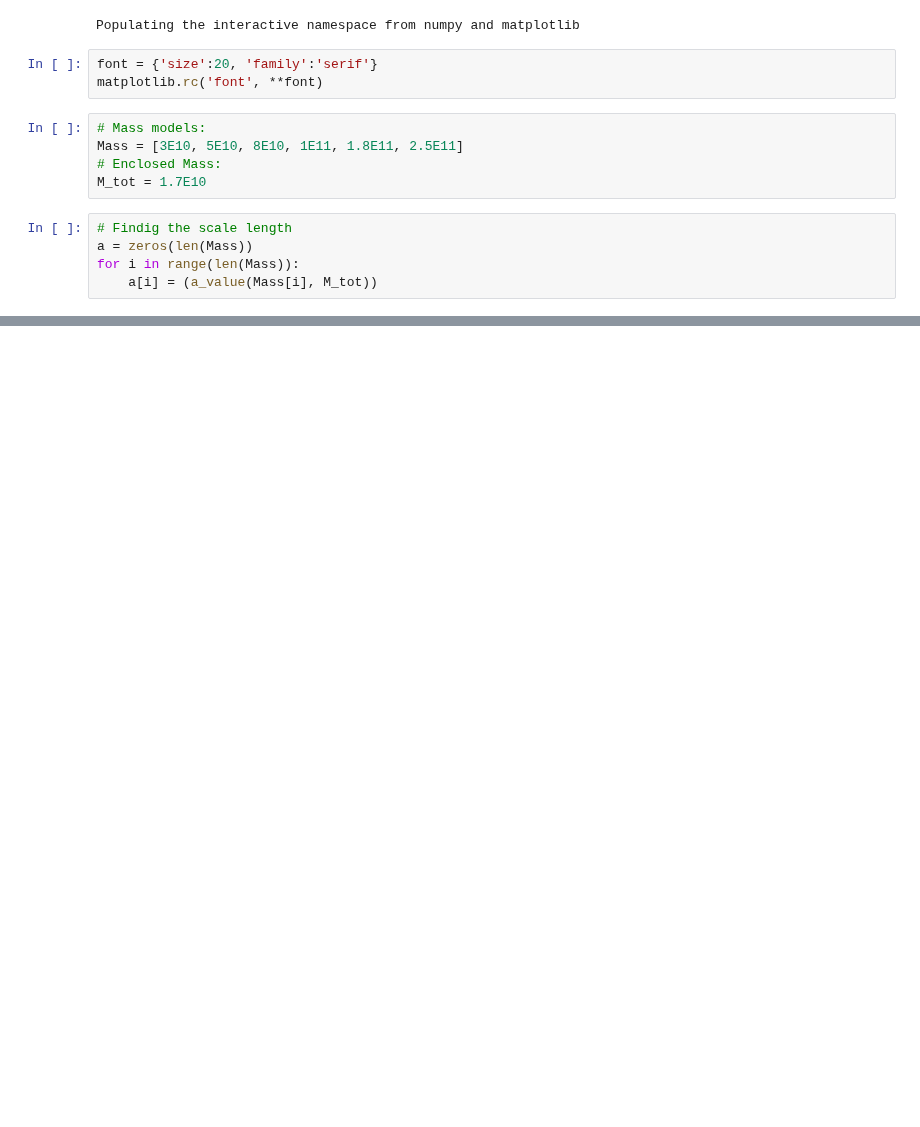
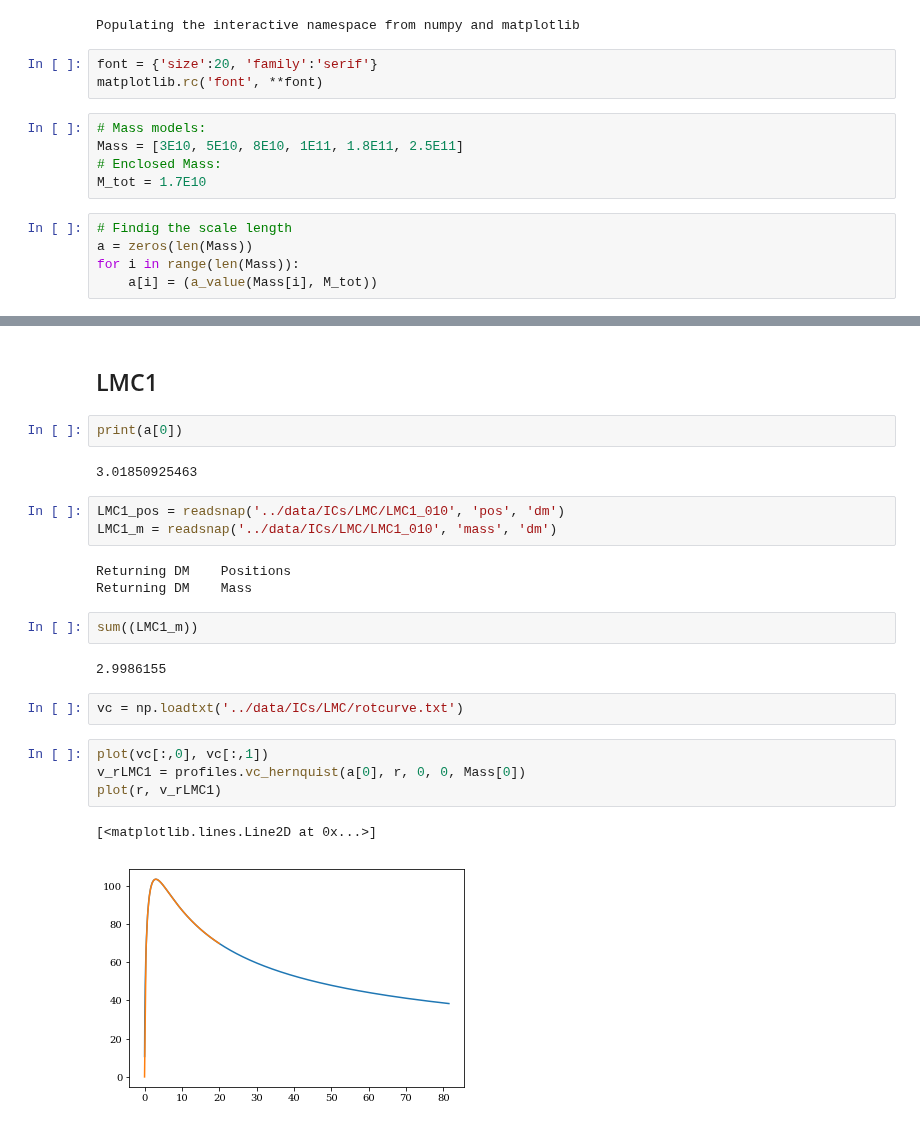
Before and after one commit to jngaravitoc/LMC-MW, a Jupyter notebook: code/LMC_model.ipynb, the cells around one changed output, grey strips where cells are left out. Saved outputs shown, nothing was run; the diff lists cells and outputs as text; blank space fills up the shorter version.

```diff
--- a/code/LMC_model.ipynb
+++ b/code/LMC_model.ipynb
@@ -47,0 +51,25 @@ savefig('LMC_models.png', dpi=100, bbox_inches='tight')
+# %% [markdown]
+## LMC1
+# %%
+print(a[0])
+# %% [output]
+3.01850925463
+# %%
+LMC1_pos = readsnap('../data/ICs/LMC/LMC1_010', 'pos', 'dm')
+LMC1_m = readsnap('../data/ICs/LMC/LMC1_010', 'mass', 'dm')
+# %% [output]
+Returning DM    Positions
+Returning DM    Mass
+# %%
+sum((LMC1_m))
+# %% [output]
+2.9986155
+# %%
+vc = np.loadtxt('../data/ICs/LMC/rotcurve.txt')
+# %%
+plot(vc[:,0], vc[:,1])
+v_rLMC1 = profiles.vc_hernquist(a[0], r, 0, 0, Mass[0])
+plot(r, v_rLMC1)
+# %% [output]
+[<matplotlib.lines.Line2D at 0x...>]
+[figure, added]
```
Also changed, not shown: parts of 3 cells of this notebook.
